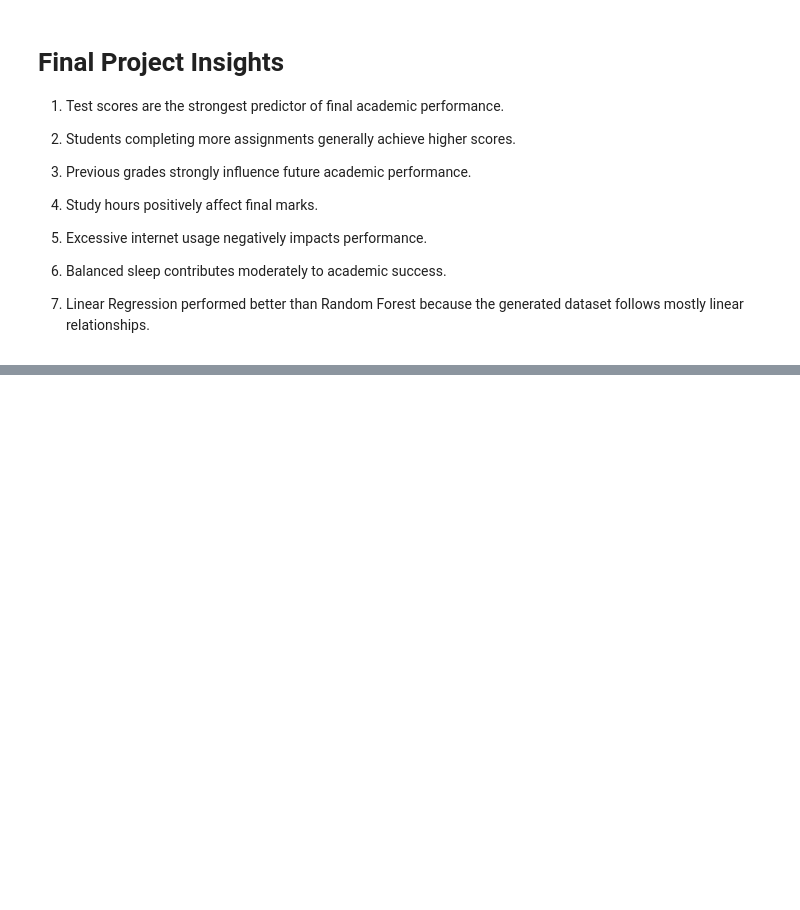
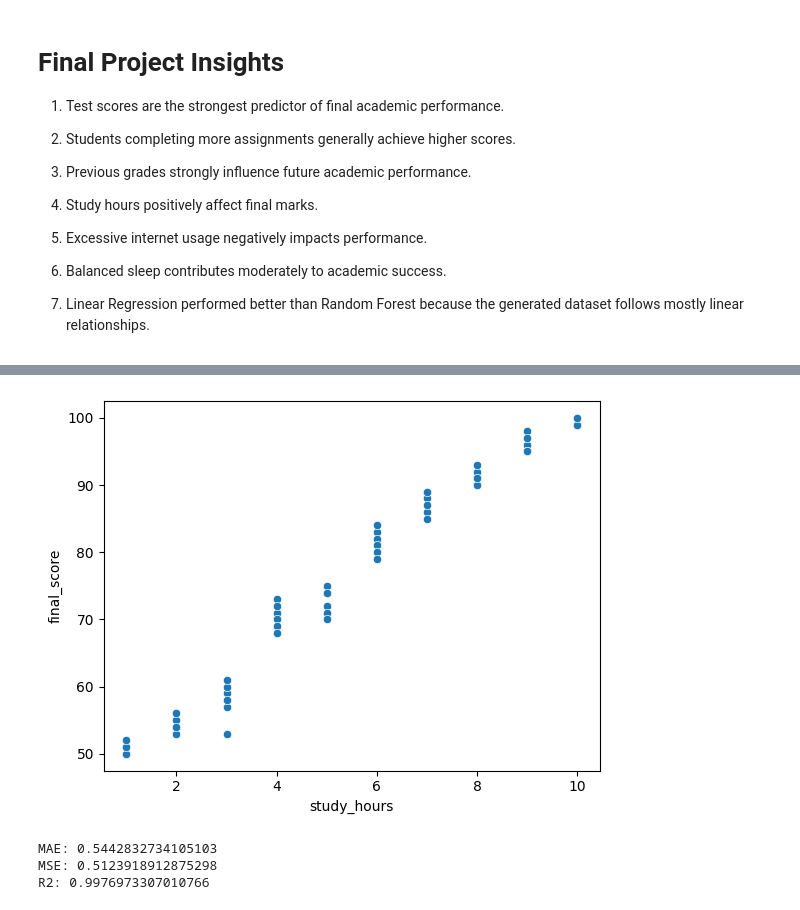
Before and after one commit to Shashanksangam/student-performance-prediction-ml, a Jupyter notebook: notebooks/analysis.ipynb, the cells around one changed output, grey strips where cells are left out. Saved outputs shown, nothing was run; the diff lists cells and outputs as text; code cells hidden in the pictures; blank space fills up the shorter version.

Commit message:
Updated project with real dataset of a tution class and prediction examples

```diff
--- a/notebooks/analysis.ipynb
+++ b/notebooks/analysis.ipynb
@@ -391,0 +466,8 @@ plt.show()
+# %%
+sns.scatterplot(
+    x=df["study_hours"],
+    y=df["final_score"]
+)
+plt.show()
+# %% [output]
+[figure, added]
@@ -391,0 +494,12 @@ plt.show()
+# %%
+from sklearn.metrics import mean_absolute_error
+from sklearn.metrics import mean_squared_error
+from sklearn.metrics import r2_score
+
+print("MAE:", mean_absolute_error(y_test, lr_predictions))
+print("MSE:", mean_squared_error(y_test, lr_predictions))
+print("R2:", r2_score(y_test, lr_predictions))
+# %% [output]
+MAE: 0.5442832734105103
+MSE: 0.5123918912875298
+R2: 0.9976973307010766
```
Also changed, not shown: parts of 11 cells of this notebook, 7 other files.
